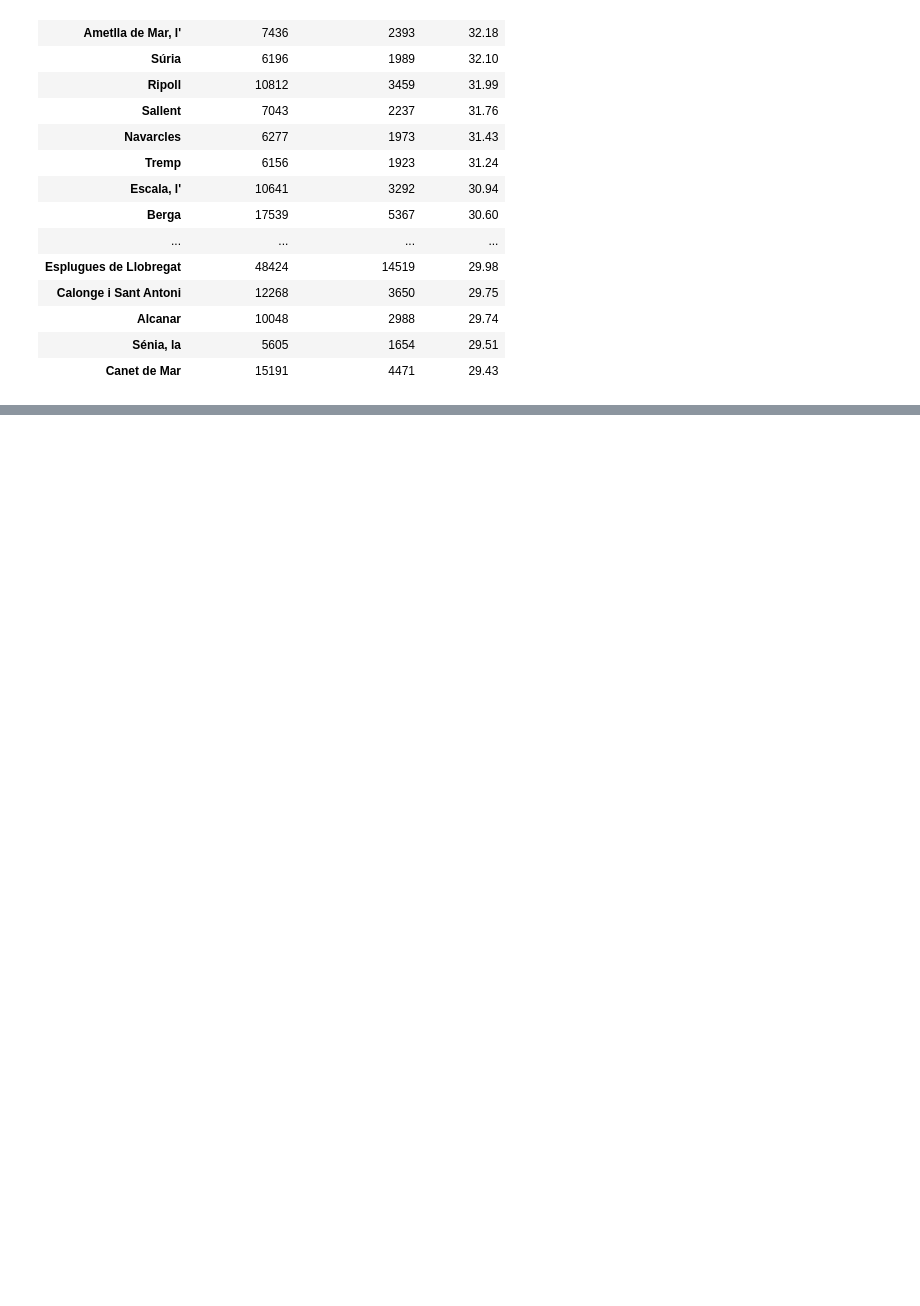
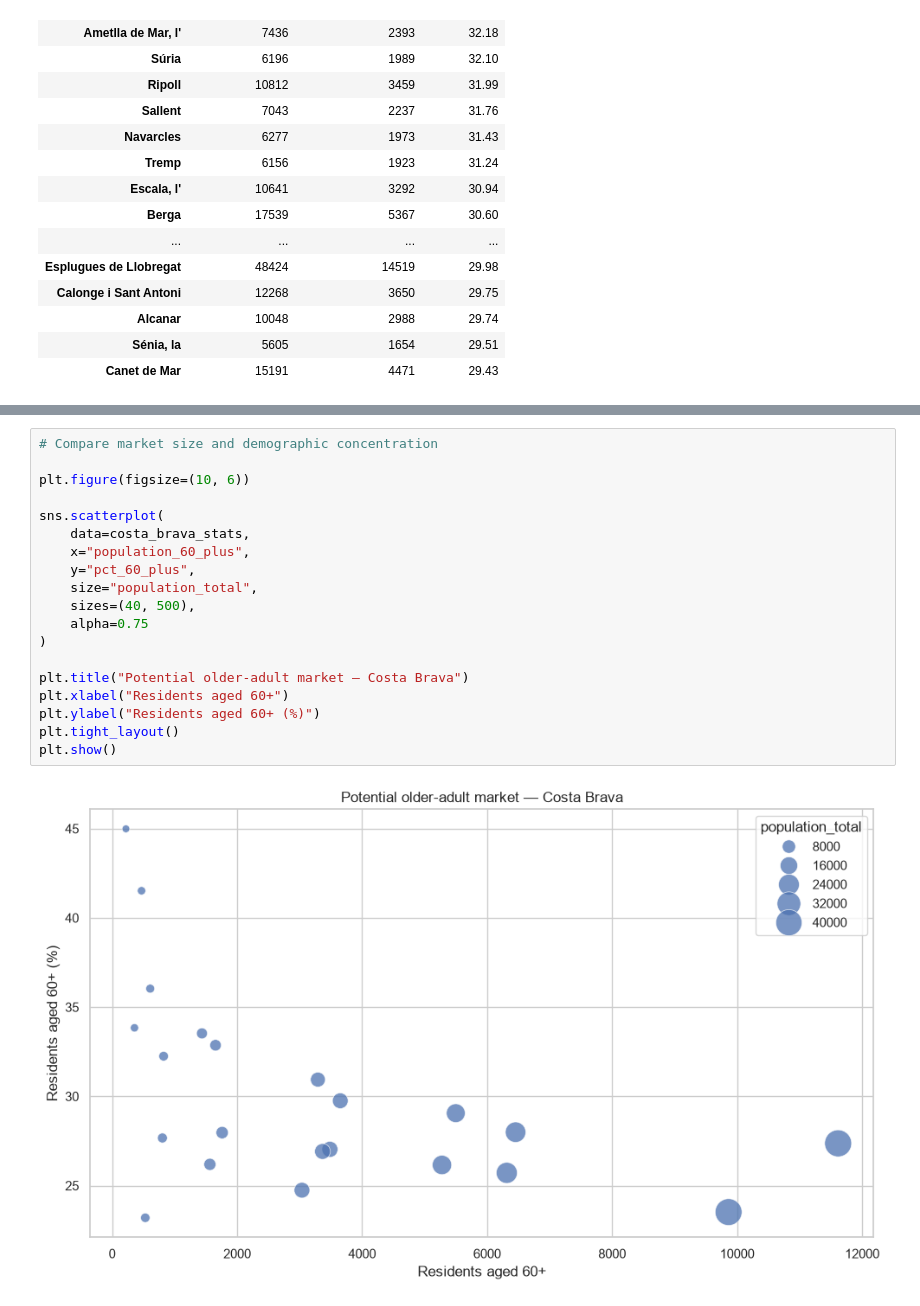
Before and after one commit to EliasLopezUpf/TFG-software, a Jupyter notebook: notebooks/01_demographic_analysis.ipynb, the cells around one changed output, grey strips where cells are left out. Cells and saved outputs as stored; diff of their text form; blank space fills up the shorter version.

```diff
--- a/notebooks/01_demographic_analysis.ipynb
+++ b/notebooks/01_demographic_analysis.ipynb
@@ -473,0 +522,21 @@ Missing names: ["Castell-Platja d'Aro", "l'Escala", 'El Port de la Selva']
+# %%
+# Compare market size and demographic concentration
+
+plt.figure(figsize=(10, 6))
+
+sns.scatterplot(
+    data=costa_brava_stats,
+    x="population_60_plus",
+    y="pct_60_plus",
+    size="population_total",
+    sizes=(40, 500),
+    alpha=0.75
+)
+
+plt.title("Potential older-adult market — Costa Brava")
+plt.xlabel("Residents aged 60+")
+plt.ylabel("Residents aged 60+ (%)")
+plt.tight_layout()
+plt.show()
+# %% [output]
+[figure, added]
```
Also changed, not shown: parts of 4 cells of this notebook, 2 other files.
